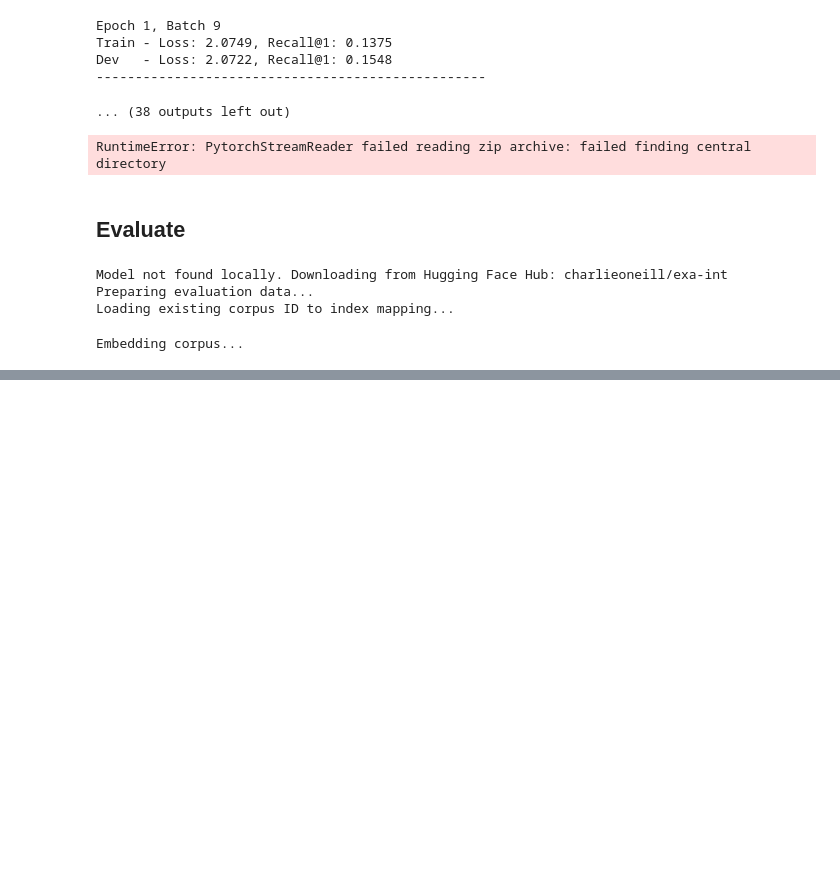
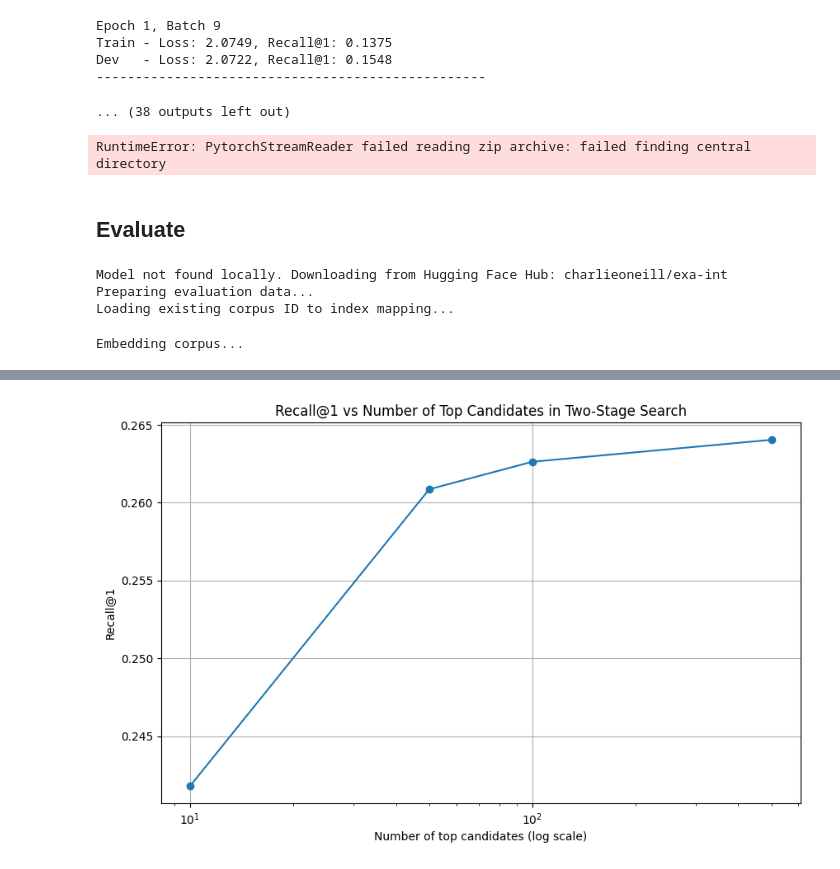
Before and after one commit to charlieoneill11/exa-ml-interview, a Jupyter notebook: src/exa_ml_interview/dev.ipynb, the cells around one changed output, grey strips where cells are left out. Saved outputs shown, nothing was run; the diff lists cells and outputs as text; code cells hidden in the pictures; blank space fills up the shorter version.

```diff
--- a/src/exa_ml_interview/dev.ipynb
+++ b/src/exa_ml_interview/dev.ipynb
@@ -740,0 +1060,88 @@ Embedding corpus...
+# %%
+import json
+import numpy as np
+from sentence_transformers import SentenceTransformer
+from tqdm import tqdm
+import matplotlib.pyplot as plt
+
+def load_data(file_path):
+    with open(file_path, 'r') as f:
+        data = json.load(f)
+    return data
+
+def build_corpus(data):
+    corpus = []
+    for item in data:
+        corpus.append(item['positive'])
+        corpus.extend(item['negatives'])
+    return corpus
+
+def build_index(corpus, model):
+    print("Embedding corpus...")
+    embeddings = model.encode(corpus, show_progress_bar=True)
+    print("Corpus embedded. Shape:", embeddings.shape)
+    return embeddings
+
+def quantize_embeddings(embeddings, bits=1):
+    min_val = np.min(embeddings)
+    max_val = np.max(embeddings)
+    threshold = (min_val + max_val) / 2
+    quantized = (embeddings > threshold).astype(np.int8)
+    return quantized
+
+def cosine_similarity(a, b):
+    return np.dot(a, b) / (np.linalg.norm(a) * np.linalg.norm(b))
+
+def calculate_recall_at_1(data, model, embeddings, quantized_embeddings, top_n):
+    total_queries = len(data)
+    correct_at_1 = 0
+
+    for i, item in enumerate(tqdm(data)):
+        query = item['query']
+        query_embedding = model.encode([query])[0]
+
+        # First stage: 1-bit quantized search
+        quantized_query = (query_embedding > np.mean(query_embedding)).astype(np.int8)
+        similarities = np.dot(quantized_embeddings, quantized_query)
+        top_indices = np.argsort(similarities)[-top_n:][::-1]
+
+        # Second stage: Full precision search on top N candidates
+        full_similarities = np.array([cosine_similarity(query_embedding, embeddings[idx]) for idx in top_indices])
+        top_index = top_indices[np.argmax(full_similarities)]
+
+        if top_index == i * (len(item['negatives']) + 1):
+            correct_at_1 += 1
+
+    recall_at_1 = correct_at_1 / total_queries
+    return recall_at_1
+
+file_path = 'msmarco_train_data.json'
+data = load_data(file_path)
+corpus = build_corpus(data)
+
+print("Loading BERT-tiny model...")
+model = SentenceTransformer('sentence-transformers/paraphrase-MiniLM-L3-v2')
+
+original_embeddings = build_index(corpus, model)
+quantized_embeddings = quantize_embeddings(original_embeddings)
+
+top_n_values = [10, 50, 100, 500]
+recall_scores = []
+
+for top_n in top_n_values:
+    print(f"Calculating Recall@1 for top {top_n} candidates...")
+    recall_at_1 = calculate_recall_at_1(data, model, original_embeddings, quantized_embeddings, top_n)
+    recall_scores.append(recall_at_1)
+    print(f"Recall@1 (top {top_n}): {recall_at_1:.4f}")
+
+# Plot the results
+plt.figure(figsize=(10, 6))
+plt.plot(top_n_values, recall_scores, marker='o')
+plt.xscale('log')
+plt.xlabel('Number of top candidates (log scale)')
+plt.ylabel('Recall@1')
+plt.title('Recall@1 vs Number of Top Candidates in Two-Stage Search')
+plt.grid(True)
+plt.savefig('recall_vs_top_n_candidates.png')
+print("Plot saved as 'recall_vs_top_n_candidates.png'")
+# %% [output]
@@ -740,0 +1160 @@ Embedding corpus...
+[figure, added]
```
Also changed, not shown: parts of 13 cells of this notebook, 11 other files.
